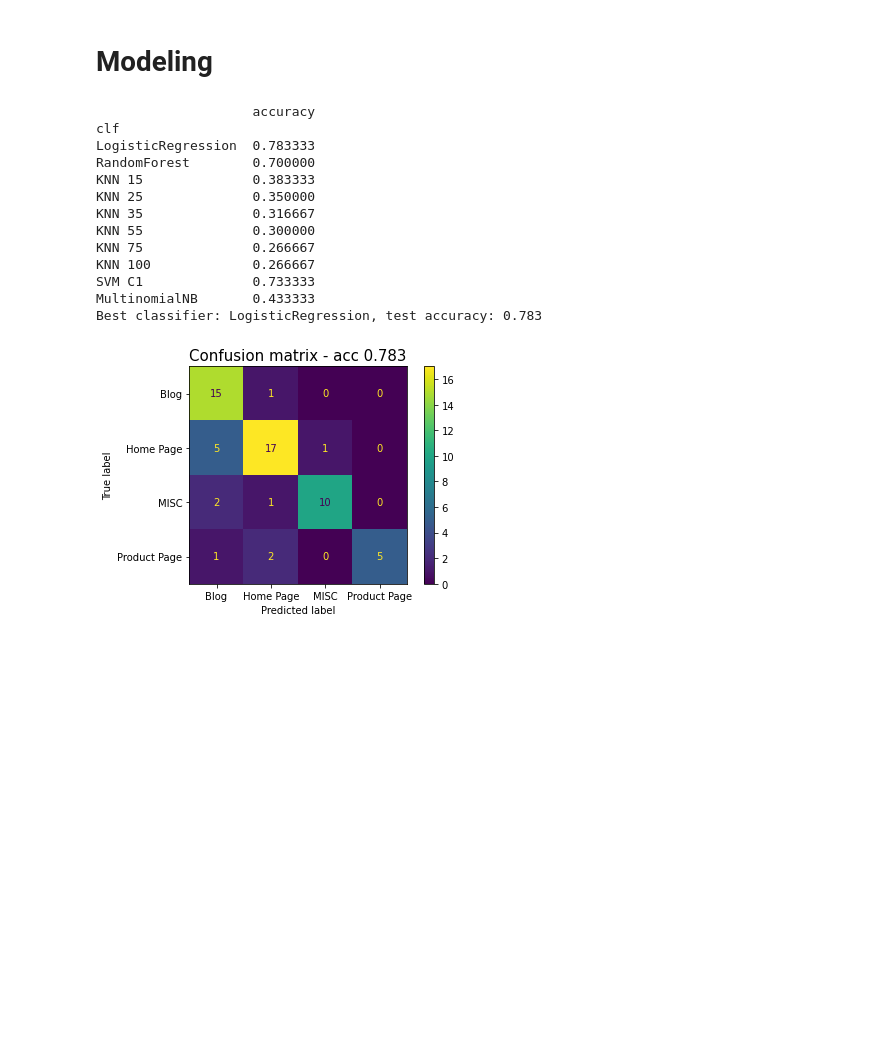
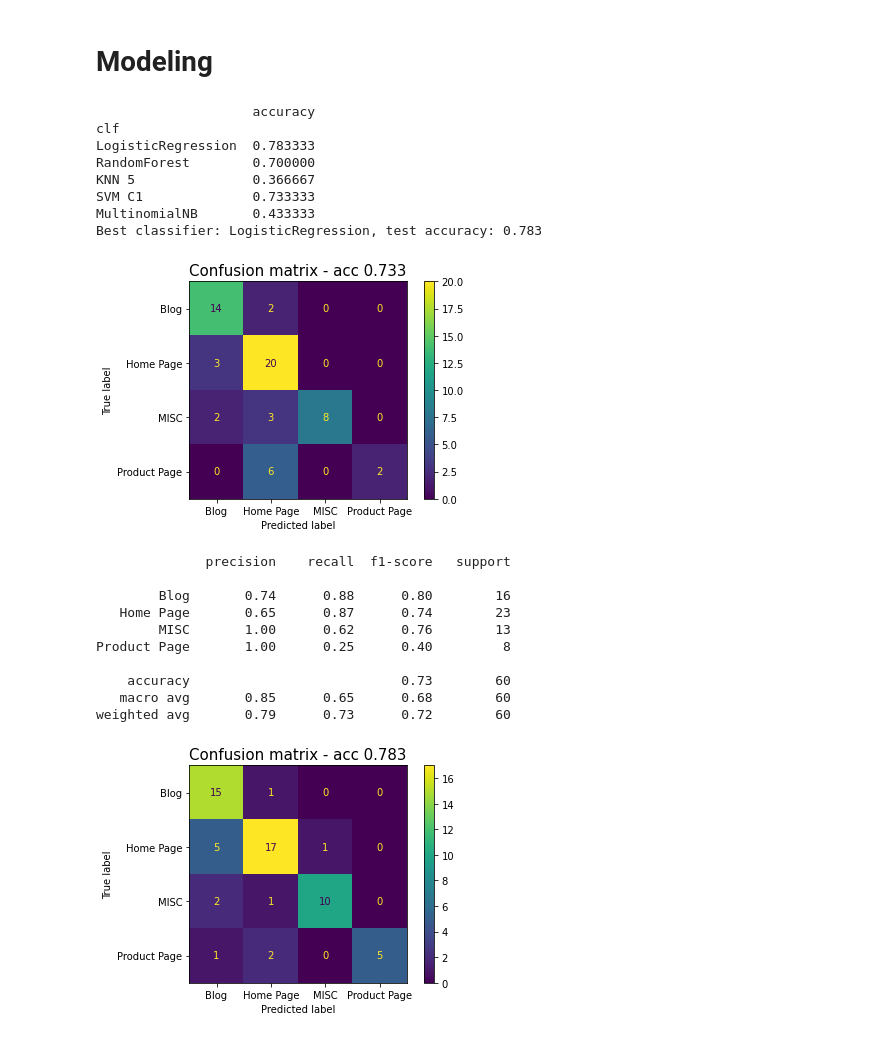
Before and after one commit to hmatzner/text-classification, a Jupyter notebook: url_classification.ipynb, the cells around one changed output. Saved outputs shown, nothing was run; the diff lists cells and outputs as text; code cells hidden in the pictures; blank space fills up the shorter version.

```diff
--- a/url_classification.ipynb
+++ b/url_classification.ipynb
@@ -362,15 +352,9 @@ clfs = [
     ('RandomForest', RandomForestClassifier(max_depth=18,
                                             n_estimators=75,
                                             random_state=0)),
-    ('KNN 15', KNeighborsClassifier(n_neighbors=15)),
-    ('KNN 25', KNeighborsClassifier(n_neighbors=25)),
-    ('KNN 35', KNeighborsClassifier(n_neighbors=35)),
-    ('KNN 55', KNeighborsClassifier(n_neighbors=55)),
-    ('KNN 75', KNeighborsClassifier(n_neighbors=75)),
-    ('KNN 100', KNeighborsClassifier(n_neighbors=100)),
+    ('KNN 5', KNeighborsClassifier(n_neighbors=5)),
     ('SVM C1', SVC(C=1,
-                   class_weight='balanced',
-                   random_state=0), ),
+                   class_weight='balanced')),
     ('MultinomialNB', MultinomialNB())
 ]
 
@@ -385,15 +369,32 @@ print(f'Best classifier: {clf_name}, test accuracy: {test_acc:.3f}')
 clf
 LogisticRegression  0.783333
 RandomForest        0.700000
-KNN 15              0.383333
-KNN 25              0.350000
-KNN 35              0.316667
-KNN 55              0.300000
-KNN 75              0.266667
-KNN 100             0.266667
+KNN 5               0.366667
 SVM C1              0.733333
 MultinomialNB       0.433333
 Best classifier: LogisticRegression, test accuracy: 0.783
+# %%
+clf = fit_model(SVC(C=1,
+                    class_weight='balanced'
+                    ),
+                X_train_tr,
+                y_train)
+
+y_pred = predict(clf, X_test_tr)
+
+print_confusion_matrix(y_test, y_pred, with_report=True)
+# %% [output]
+[figure, added]
+              precision    recall  f1-score   support
+
+        Blog       0.74      0.88      0.80        16
+   Home Page       0.65      0.87      0.74        23
+        MISC       1.00      0.62      0.76        13
+Product Page       1.00      0.25      0.40         8
+
+    accuracy                           0.73        60
+   macro avg       0.85      0.65      0.68        60
+weighted avg       0.79      0.73      0.72        60
 # %%
 clf = fit_model(LogisticRegression(max_iter=3000,
                                    class_weight='balanced'
```
Also changed, not shown: parts of 21 cells of this notebook.
